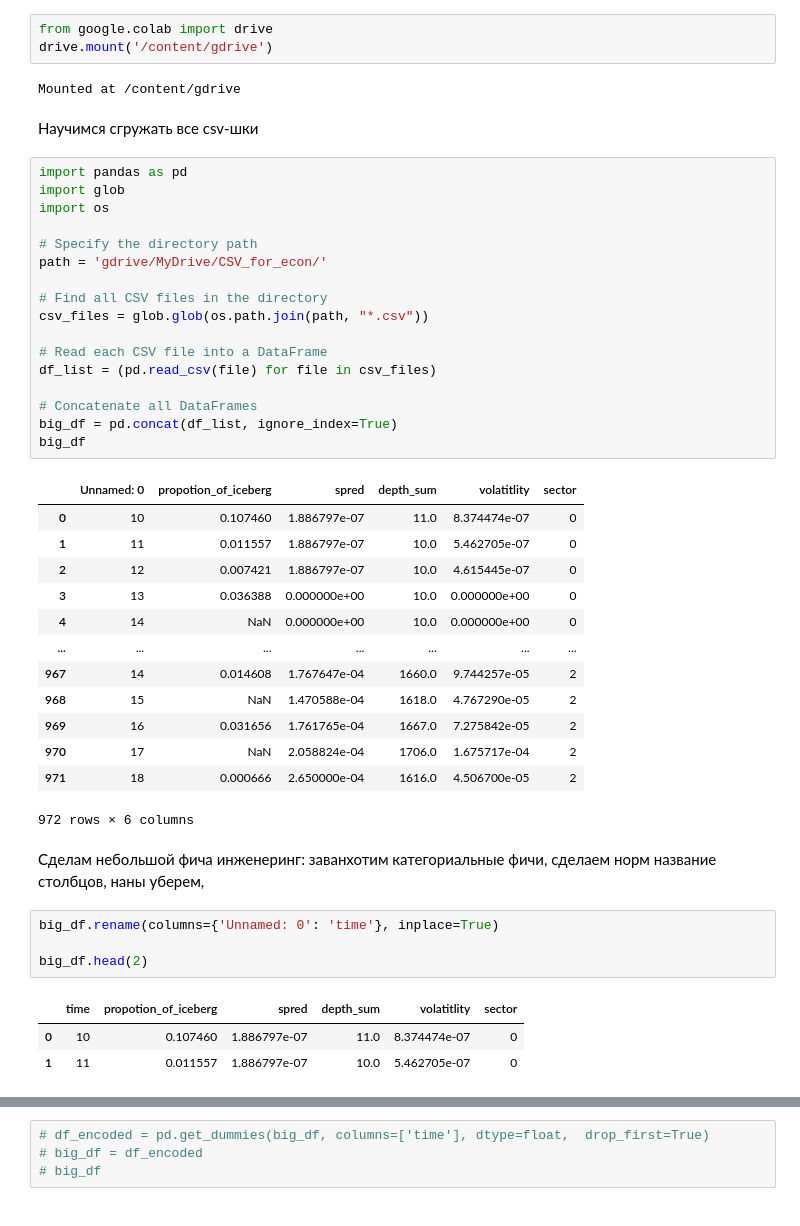
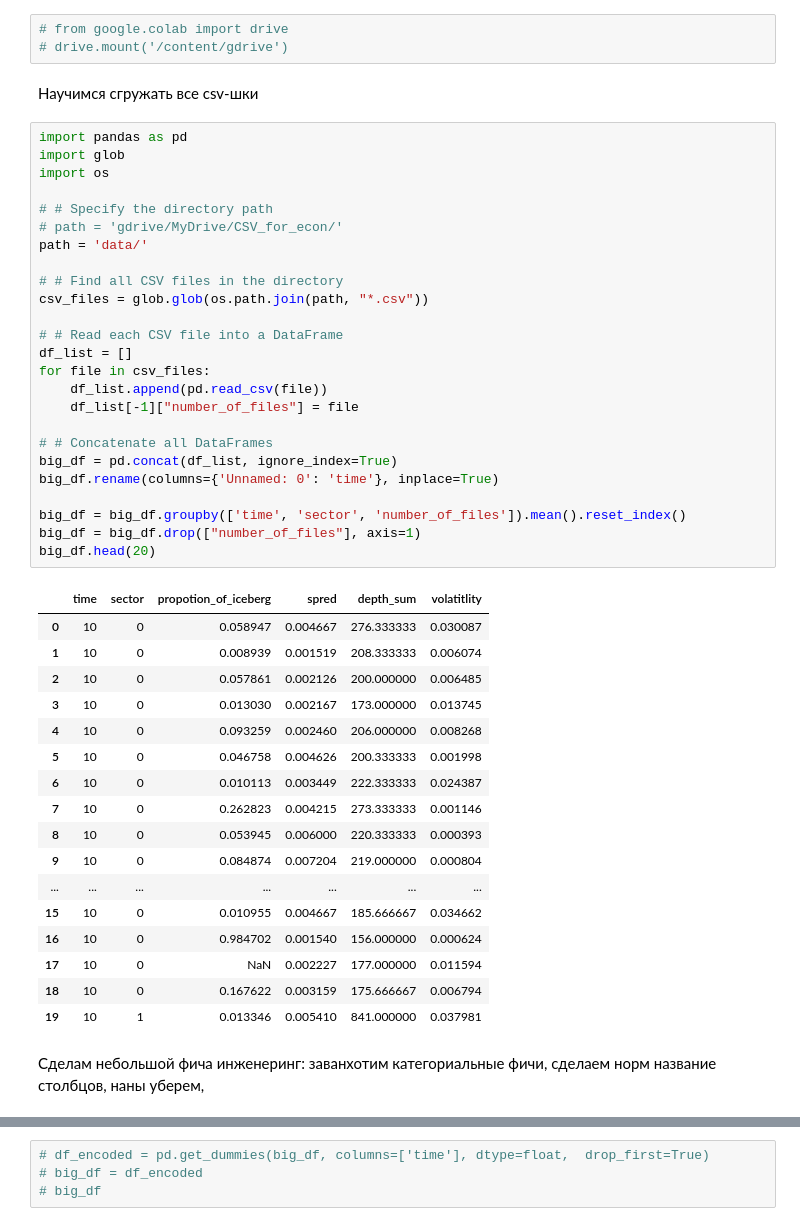
Before and after one commit to liappievaA/econometric, a Jupyter notebook: Analysis_ols.ipynb, the cells around one changed output, grey strips where cells are left out. Drawn from its saved outputs; the diff is of its cells as text.

```diff
--- a/Analysis_ols.ipynb
+++ b/Analysis_ols.ipynb
@@ -1,48 +1,50 @@
 # %%
-from google.colab import drive
-drive.mount('/content/gdrive')
+# from google.colab import drive
+# drive.mount('/content/gdrive')
-# %% [output]
-Mounted at /content/gdrive
 # %% [markdown]
 Научимся сгружать все csv-шки
 # %%
 import pandas as pd
 import glob
 import os
 
-# Specify the directory path
-path = 'gdrive/MyDrive/CSV_for_econ/'
+# # Specify the directory path
+# path = 'gdrive/MyDrive/CSV_for_econ/'
+path = 'data/'
 
-# Find all CSV files in the directory
+# # Find all CSV files in the directory
 csv_files = glob.glob(os.path.join(path, "*.csv"))
 
-# Read each CSV file into a DataFrame
-df_list = (pd.read_csv(file) for file in csv_files)
+# # Read each CSV file into a DataFrame
+df_list = []
+for file in csv_files:
+    df_list.append(pd.read_csv(file))
+    df_list[-1]["number_of_files"] = file
 
-# Concatenate all DataFrames
+# # Concatenate all DataFrames
 big_df = pd.concat(df_list, ignore_index=True)
-big_df
+big_df.rename(columns={'Unnamed: 0': 'time'}, inplace=True)
+
+big_df = big_df.groupby(['time', 'sector', 'number_of_files']).mean().reset_index()
+big_df = big_df.drop(["number_of_files"], axis=1)
+big_df.head(20)
 # %% [output]
-|  | Unnamed: 0 | propotion_of_iceberg | spred | depth_sum | volatitlity | sector |
-| 0 | 10 | 0.107460 | 1.886797e-07 | 11.0 | 8.374474e-07 | 0 |
-| 1 | 11 | 0.011557 | 1.886797e-07 | 10.0 | 5.462705e-07 | 0 |
-| 2 | 12 | 0.007421 | 1.886797e-07 | 10.0 | 4.615445e-07 | 0 |
-| 3 | 13 | 0.036388 | 0.000000e+00 | 10.0 | 0.000000e+00 | 0 |
-| 4 | 14 | NaN | 0.000000e+00 | 10.0 | 0.000000e+00 | 0 |
+|  | time | sector | propotion_of_iceberg | spred | depth_sum | volatitlity |
+| 0 | 10 | 0 | 0.058947 | 0.004667 | 276.333333 | 0.030087 |
+| 1 | 10 | 0 | 0.008939 | 0.001519 | 208.333333 | 0.006074 |
+| 2 | 10 | 0 | 0.057861 | 0.002126 | 200.000000 | 0.006485 |
+| 3 | 10 | 0 | 0.013030 | 0.002167 | 173.000000 | 0.013745 |
+| 4 | 10 | 0 | 0.093259 | 0.002460 | 206.000000 | 0.008268 |
+| 5 | 10 | 0 | 0.046758 | 0.004626 | 200.333333 | 0.001998 |
+| 6 | 10 | 0 | 0.010113 | 0.003449 | 222.333333 | 0.024387 |
+| 7 | 10 | 0 | 0.262823 | 0.004215 | 273.333333 | 0.001146 |
+| 8 | 10 | 0 | 0.053945 | 0.006000 | 220.333333 | 0.000393 |
+| 9 | 10 | 0 | 0.084874 | 0.007204 | 219.000000 | 0.000804 |
 | ... | ... | ... | ... | ... | ... | ... |
-| 967 | 14 | 0.014608 | 1.767647e-04 | 1660.0 | 9.744257e-05 | 2 |
-| 968 | 15 | NaN | 1.470588e-04 | 1618.0 | 4.767290e-05 | 2 |
-| 969 | 16 | 0.031656 | 1.761765e-04 | 1667.0 | 7.275842e-05 | 2 |
-| 970 | 17 | NaN | 2.058824e-04 | 1706.0 | 1.675717e-04 | 2 |
-| 971 | 18 | 0.000666 | 2.650000e-04 | 1616.0 | 4.506700e-05 | 2 |
+| 15 | 10 | 0 | 0.010955 | 0.004667 | 185.666667 | 0.034662 |
+| 16 | 10 | 0 | 0.984702 | 0.001540 | 156.000000 | 0.000624 |
+| 17 | 10 | 0 | NaN | 0.002227 | 177.000000 | 0.011594 |
+| 18 | 10 | 0 | 0.167622 | 0.003159 | 175.666667 | 0.006794 |
+| 19 | 10 | 1 | 0.013346 | 0.005410 | 841.000000 | 0.037981 |
-972 rows × 6 columns
 # %% [markdown]
 Сделам небольшой фича инженеринг: заванхотим категориальные фичи, сделаем норм название столбцов, наны уберем,
-# %%
-big_df.rename(columns={'Unnamed: 0': 'time'}, inplace=True)
-
-big_df.head(2)
-# %% [output]
-|  | time | propotion_of_iceberg | spred | depth_sum | volatitlity | sector |
-| 0 | 10 | 0.107460 | 1.886797e-07 | 11.0 | 8.374474e-07 | 0 |
-| 1 | 11 | 0.011557 | 1.886797e-07 | 10.0 | 5.462705e-07 | 0 |
```
Also changed, not shown: parts of 14 cells of this notebook.
